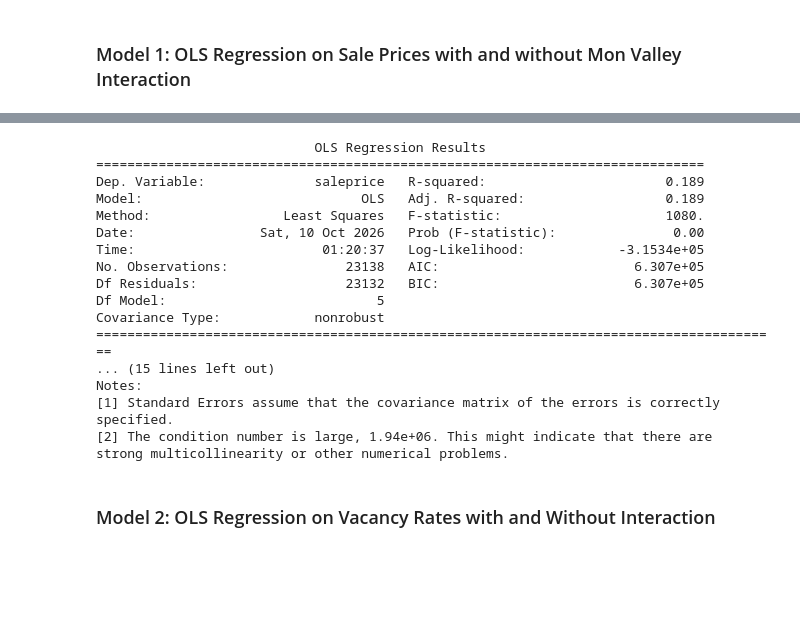
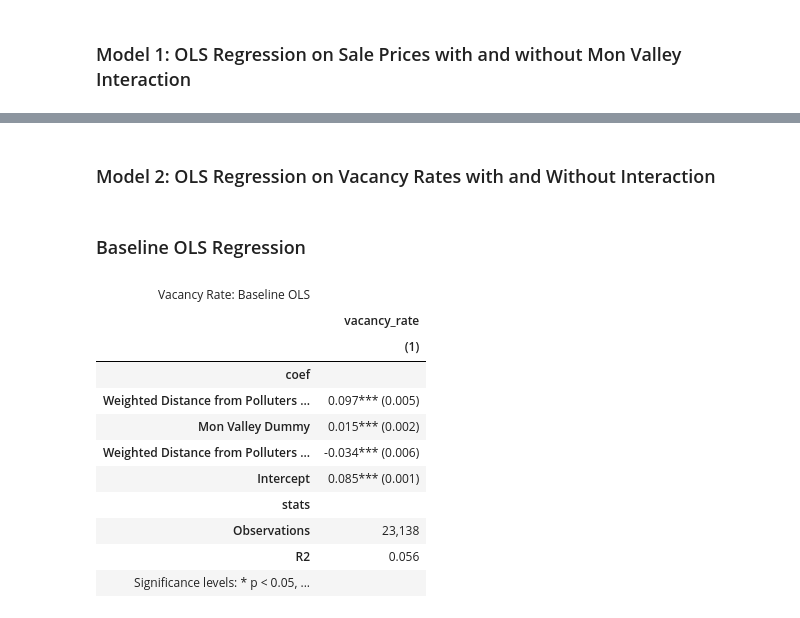
Before and after one commit to clydes-cmu/python-2-final, a Jupyter notebook: 90819_A1_Final_Project_cs-bb.ipynb, the cells around one changed output, grey strips where cells are left out. Cells and saved outputs as stored; diff of their text form; code cells hidden in the pictures; blank space fills up the shorter version.

```diff
--- a/90819_A1_Final_Project_cs-bb.ipynb
+++ b/90819_A1_Final_Project_cs-bb.ipynb
@@ -338,28 +371,41 @@ pf.etable(
 # %%
 # OLS Regression
-feature_cols = ["exp_log_l1", "vacancy_rate" ,"hhinc", "pop_white_share", "college_degree_share"]
-model_data = analysis_gdf_no_outliers.loc[analysis_gdf_no_outliers["pop_total"] > 0, ["saleprice", *feature_cols]].apply(pd.to_numeric, errors="coerce").dropna()
+# feature_cols = ["exp_log_l1", "vacancy_rate" ,"hhinc", "pop_white_share", "college_degree_share"]
+# model_data = analysis_gdf_no_outliers.loc[analysis_gdf_no_outliers["pop_total"] > 0, ["saleprice", "mon_valley", *feature_cols]].apply(pd.to_numeric, errors="coerce").dropna()
 
-y, X = dmatrices("saleprice ~ exp_log_l1 + vacancy_rate + hhinc + pop_white_share + college_degree_share", data=model_data, return_type="dataframe")
-model_1 = sm.OLS(y, X).fit()
-print(model_1.summary())
+# y, X = dmatrices("saleprice ~ exp_log_l1 + mon_valley + vacancy_rate + hhinc + pop_white_share + college_degree_share", data=model_data, return_type="dataframe")
+# model_1 = sm.OLS(y, X).fit()
+# print(model_1.summary())
-# %% [output]
-                            OLS Regression Results
-==============================================================================
-Dep. Variable:              saleprice   R-squared:                       0.189
-Model:                            OLS   Adj. R-squared:                  0.189
-Method:                 Least Squares   F-statistic:                     1080.
-Date:                Sat, 10 Oct 2026   Prob (F-statistic):               0.00
-Time:                        01:20:37   Log-Likelihood:            -3.1534e+05
-No. Observations:               23138   AIC:                         6.307e+05
-Df Residuals:                   23132   BIC:                         6.307e+05
-Df Model:                           5
-Covariance Type:            nonrobust
-========================================================================================
-... (15 lines left out)
-Notes:
-[1] Standard Errors assume that the covariance matrix of the errors is correctly specified.
-[2] The condition number is large, 1.94e+06. This might indicate that there are
-strong multicollinearity or other numerical problems.
 # %% [markdown]
 ### Model 2: OLS Regression on Vacancy Rates with and Without Interaction
+# %% [markdown]
+### Baseline OLS Regression
+# %%
+feature_cols_2 = ["exp_log_l1", "vacancy_rate", "hhinc", "home_val", "pop_white_share", "college_degree_share"]
+model_data2 = analysis_gdf_no_outliers.loc[analysis_gdf_no_outliers["pop_total"] > 0, ["saleprice", "mon_valley", *feature_cols_2]].apply(pd.to_numeric, errors="coerce").dropna()
+
+fe_model2_baseline = pf.feols("vacancy_rate ~ exp_log_l1 + mon_valley + exp_log_l1:mon_valley", data=model_data2, vcov="HC1")
+
+
+pf.etable(
+    fe_model2_baseline,
+    labels={
+        "exp_log_l1": "Weighted Distance from Polluters (L1)",
+        "mon_valley": "Mon Valley Dummy",
+        "exp_log_l1:mon_valley": "L1 x Mon Valley Dummy"
+    },
+    caption="Vacancy Rate: Baseline OLS"
+)
+# %% [output]
+| Vacancy Rate: Baseline OLS |  |
+|  | vacancy_rate |
+|  | (1) |
+| coef |  |
+| Weighted Distance from Polluters ... | 0.097*** (0.005) |
+| Mon Valley Dummy | 0.015*** (0.002) |
+| Weighted Distance from Polluters ... | -0.034*** (0.006) |
+| Intercept | 0.085*** (0.001) |
+| stats |  |
+| Observations | 23,138 |
+| R2 | 0.056 |
+| Significance levels: * p < 0.05, ... |  |
```
Also changed, not shown: parts of 16 cells of this notebook.
